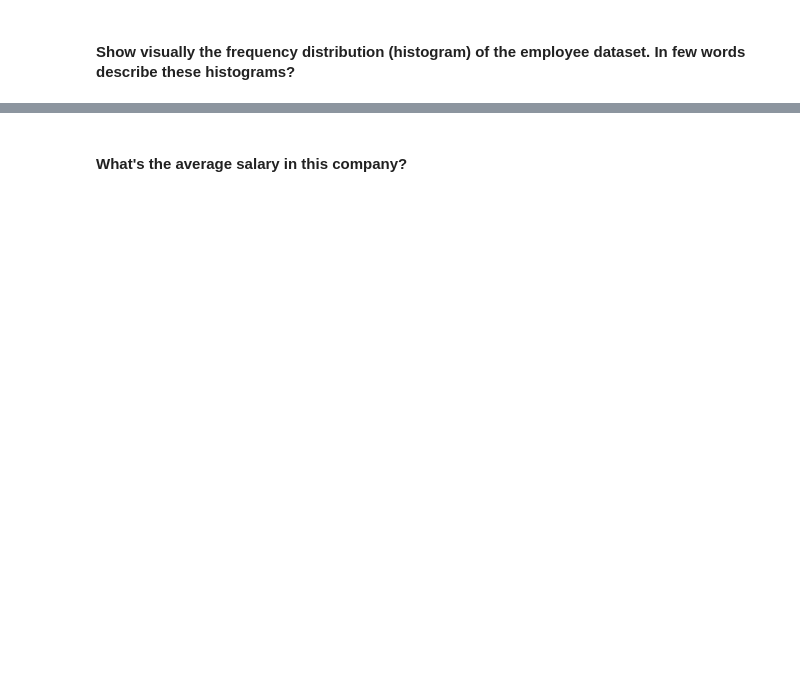
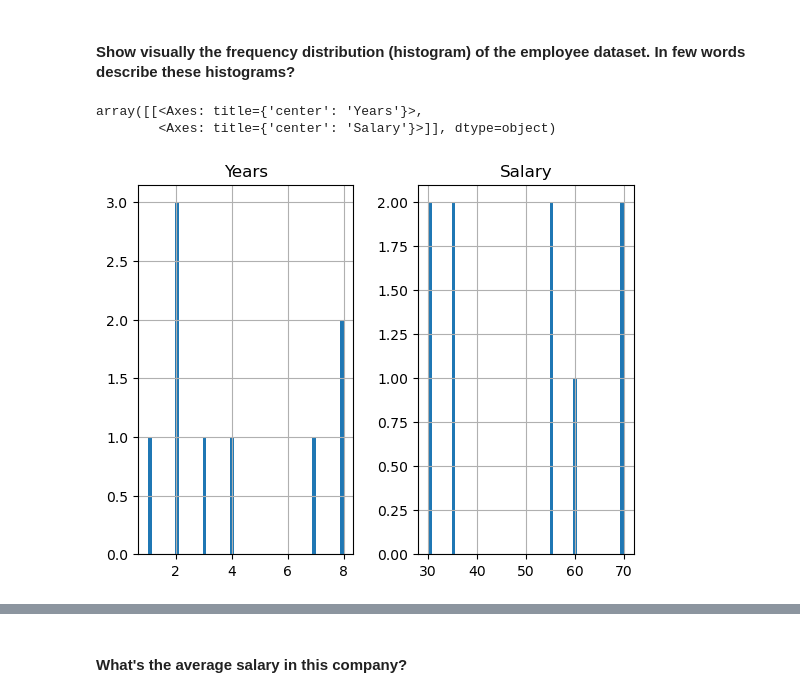
Before and after one commit to Ironhack-Data-Madrid-Octubre-2023/5.1-lab_subsetting_and_descriptive_stats, a Jupyter notebook: your-code/main.ipynb, the cells around one changed output, grey strips where cells are left out. Cells and saved outputs as stored; diff of their text form; code cells hidden in the pictures; blank space fills up the shorter version.

```diff
--- a/your-code/main.ipynb
+++ b/your-code/main.ipynb
@@ -58,6 +131,7 @@ import pandas as pd
 #### Load the `employee.csv` file into a DataFrame. Call the dataframe `employee`
 # %%
 # your answer here
+employee = pd.read_csv("employee.csv",encoding='latin1')
 # %% [markdown]
 #### Explore the data types of the Temp dataframe. Comment your results
 # %%
@@ -66,3 +152,8 @@ import pandas as pd
 #### Show visually the frequency distribution (histogram) of the employee dataset. In few words describe these histograms?
 # %%
 # your answer here
+employee.hist(bins=50)
+# %% [output]
+array([[<Axes: title={'center': 'Years'}>,
+        <Axes: title={'center': 'Salary'}>]], dtype=object)
+[figure, added]
```
Also changed, not shown: parts of 62 cells of this notebook, 1 other file.
